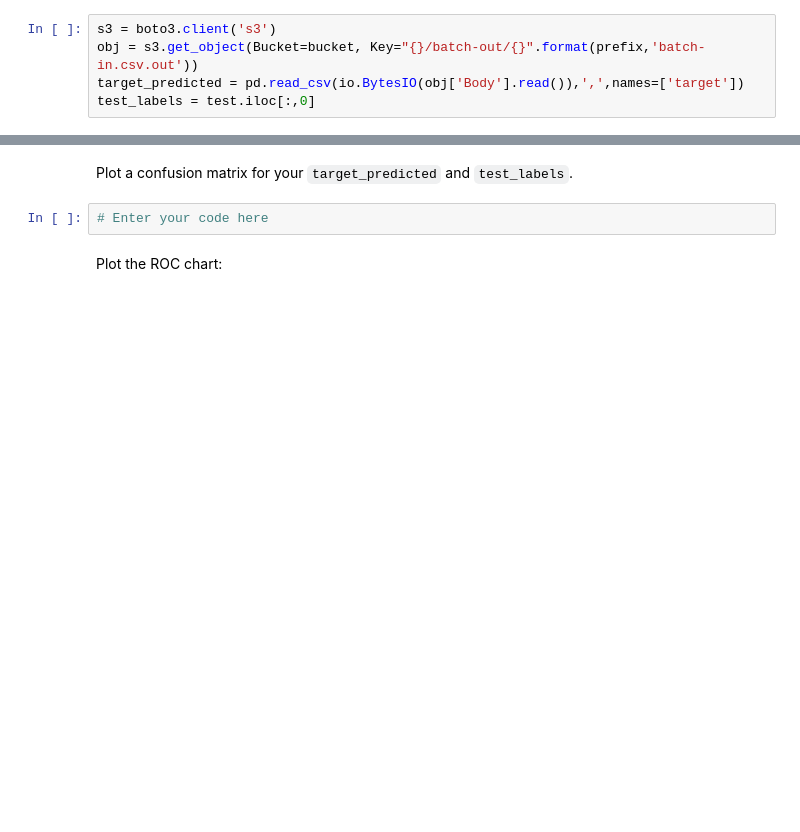
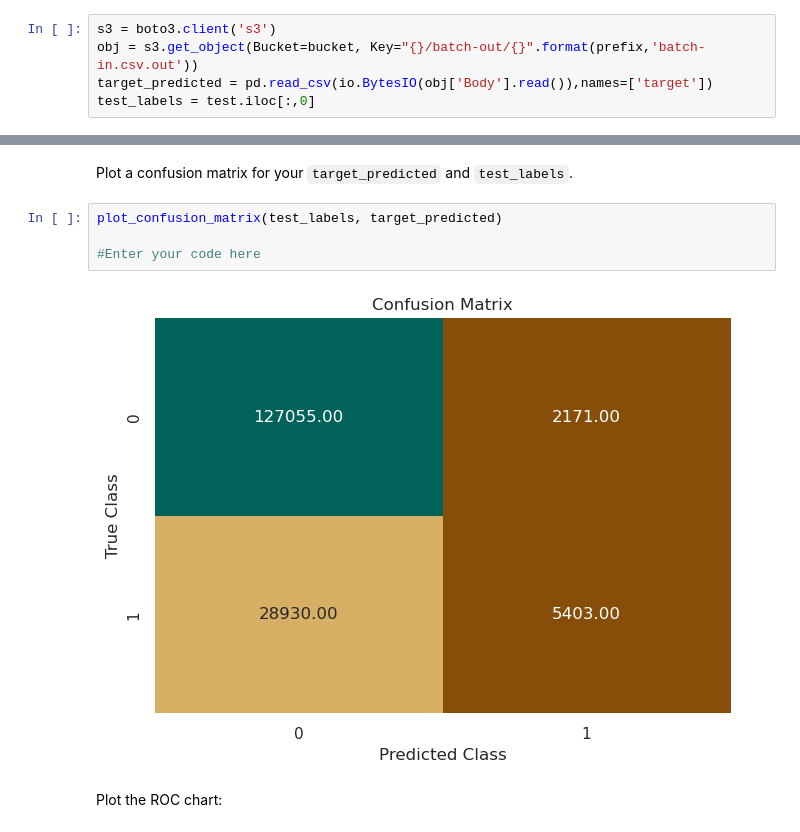
Before and after one commit to Ajia-code/AWS-Machine-Learning-, a Jupyter notebook: Flight_Delay-Student.ipynb, the cells around one changed output, grey strips where cells are left out. Saved outputs shown, nothing was run; the diff lists cells and outputs as text; blank space fills up the shorter version.

```diff
--- a/Flight_Delay-Student.ipynb
+++ b/Flight_Delay-Student.ipynb
@@ -1825,7 +1884,7 @@ xgb_transformer.wait()
 # %%
 s3 = boto3.client('s3')
 obj = s3.get_object(Bucket=bucket, Key="{}/batch-out/{}".format(prefix,'batch-in.csv.out'))
-target_predicted = pd.read_csv(io.BytesIO(obj['Body'].read()),',',names=['target'])
+target_predicted = pd.read_csv(io.BytesIO(obj['Body'].read()),names=['target'])
 test_labels = test.iloc[:,0]
 # %% [markdown]
 Get the predicted target and test labels.
@@ -1847,7 +1919,11 @@ print(target_predicted.head())
 # %% [markdown]
 Plot a confusion matrix for your `target_predicted` and `test_labels`.
 # %%
-# Enter your code here
+plot_confusion_matrix(test_labels, target_predicted)
+
+#Enter your code here
+# %% [output]
+[figure, added]
 # %% [markdown]
 Plot the ROC chart:
 # %%
```
Also changed, not shown: parts of 8 cells of this notebook.
